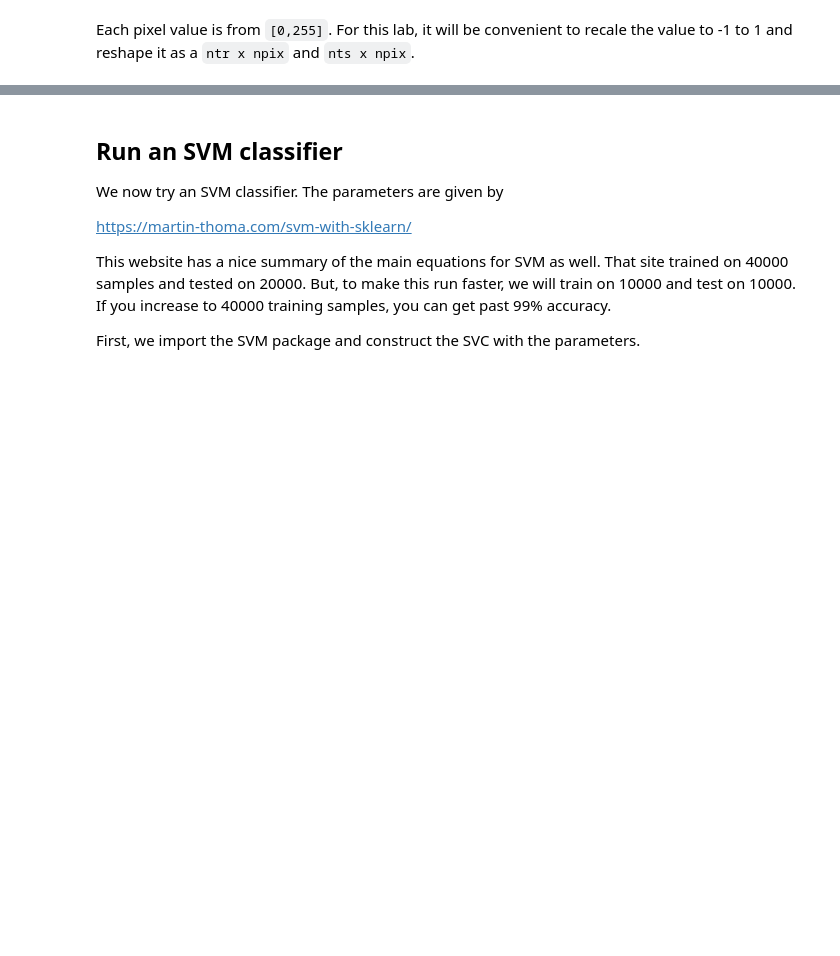
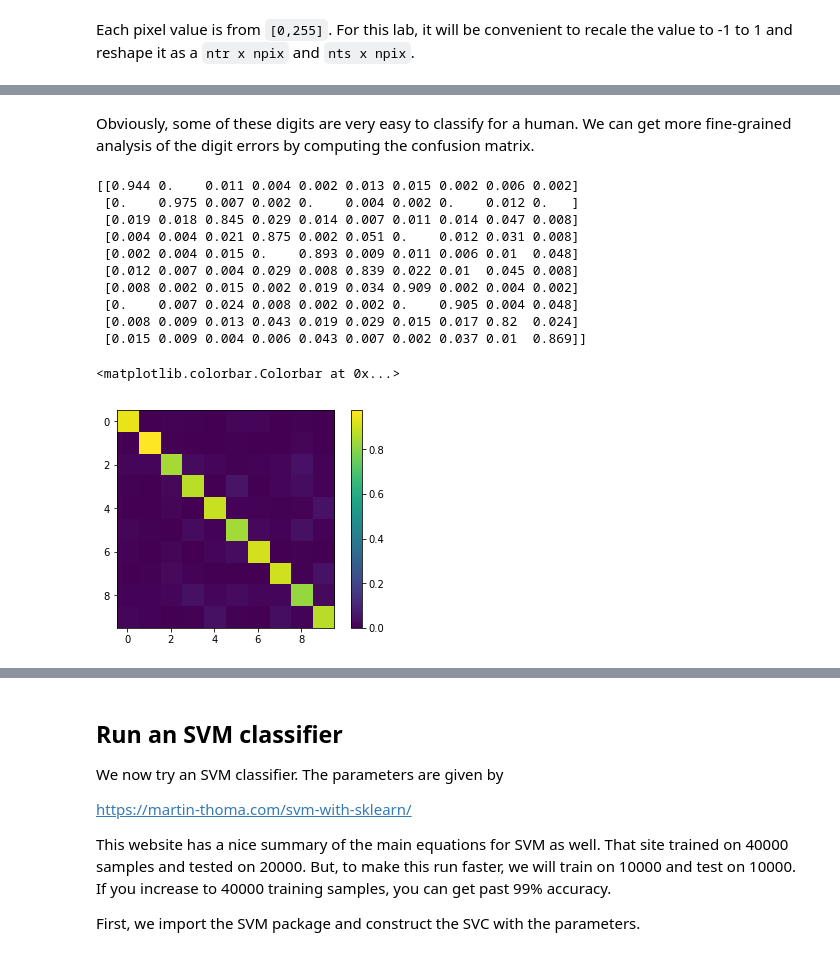
Before and after one commit to nyu-ds1003/mlcourse, a Jupyter notebook: labs/04-20210224-SVM/04-20210224-SVM-MNIST.ipynb, the cells around one changed output, grey strips where cells are left out. Drawn from its saved outputs; the diff is of its cells as text; code cells hidden in the pictures; blank space fills up the shorter version.

```diff
--- a/labs/04-20210224-SVM/04-20210224-SVM-MNIST.ipynb
+++ b/labs/04-20210224-SVM/04-20210224-SVM-MNIST.ipynb
@@ -73,0 +136,27 @@ for i in range(nplt):
+# %% [markdown]
+Obviously, some of these digits are very easy to classify for a human.  We can get more fine-grained analysis of the digit errors by computing the confusion matrix.
+# %%
+from sklearn.metrics import confusion_matrix
+C = confusion_matrix(yts1,yhat)
+
+# Normalize the confusion matrix
+Csum = np.sum(C,1)
+C = C / Csum[None,:]
+
+# Print the confusion matrix
+print(np.array_str(C, precision=3, suppress_small=True))
+plt.imshow(C, interpolation='none')
+plt.colorbar()
+# %% [output]
+[[0.944 0.    0.011 0.004 0.002 0.013 0.015 0.002 0.006 0.002]
+ [0.    0.975 0.007 0.002 0.    0.004 0.002 0.    0.012 0.   ]
+ [0.019 0.018 0.845 0.029 0.014 0.007 0.011 0.014 0.047 0.008]
+ [0.004 0.004 0.021 0.875 0.002 0.051 0.    0.012 0.031 0.008]
+ [0.002 0.004 0.015 0.    0.893 0.009 0.011 0.006 0.01  0.048]
+ [0.012 0.007 0.004 0.029 0.008 0.839 0.022 0.01  0.045 0.008]
+ [0.008 0.002 0.015 0.002 0.019 0.034 0.909 0.002 0.004 0.002]
+ [0.    0.007 0.024 0.008 0.002 0.002 0.    0.905 0.004 0.048]
+ [0.008 0.009 0.013 0.043 0.019 0.029 0.015 0.017 0.82  0.024]
+ [0.015 0.009 0.004 0.006 0.043 0.007 0.002 0.037 0.01  0.869]]
+<matplotlib.colorbar.Colorbar at 0x...>
+[figure, added]
```
Also changed, not shown: parts of 24 cells of this notebook.
